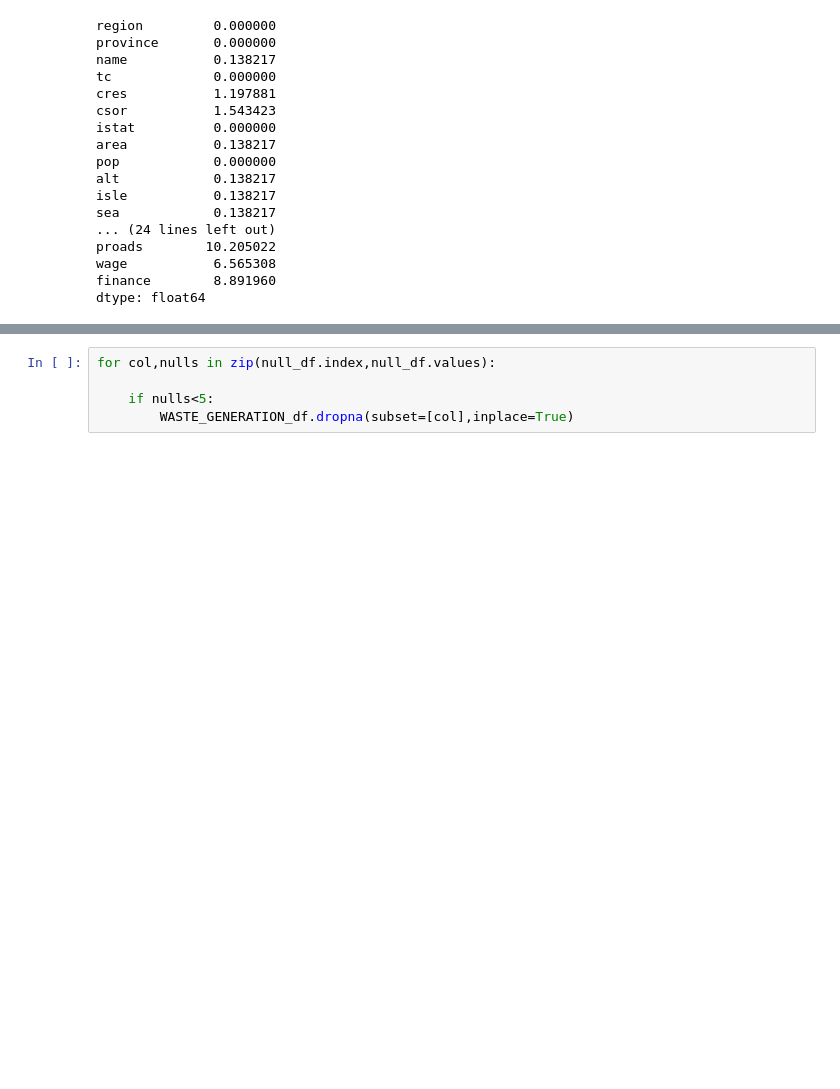
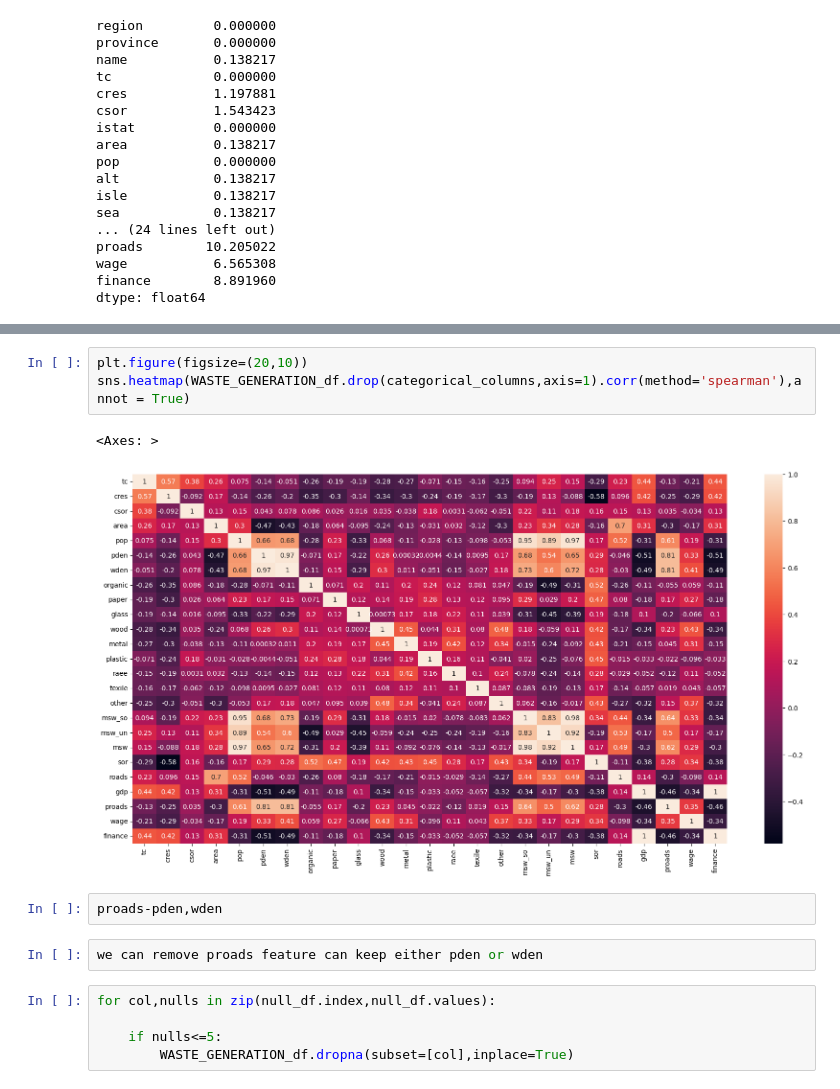
Before and after one commit to Gourav052003/Machine-Learning-Solutions-for-Predicting-Municipal-Waste-Costs-and-Sustainable-Resource-Management, a Jupyter notebook: Impact Analysis/Revenue Prediction.ipynb, the cells around one changed output, grey strips where cells are left out. Saved outputs shown, nothing was run; the diff lists cells and outputs as text; blank space fills up the shorter version.

```diff
--- a/Impact Analysis/Revenue Prediction.ipynb
+++ b/Impact Analysis/Revenue Prediction.ipynb
@@ -40,7 +54,17 @@ dtype: float64
+# %%
+plt.figure(figsize=(20,10))
+sns.heatmap(WASTE_GENERATION_df.drop(categorical_columns,axis=1).corr(method='spearman'),annot = True)
+# %% [output]
+<Axes: >
+[figure, added]
+# %%
+proads-pden,wden
+# %%
+we can remove proads feature can keep either pden or wden
 # %%
 for col,nulls in zip(null_df.index,null_df.values):
 
-    if nulls<5:
+    if nulls<=5:
         WASTE_GENERATION_df.dropna(subset=[col],inplace=True)
 # %%
 null_df = WASTE_GENERATION_df.isnull().mean()*100
```
Also changed, not shown: parts of 7 cells of this notebook.
